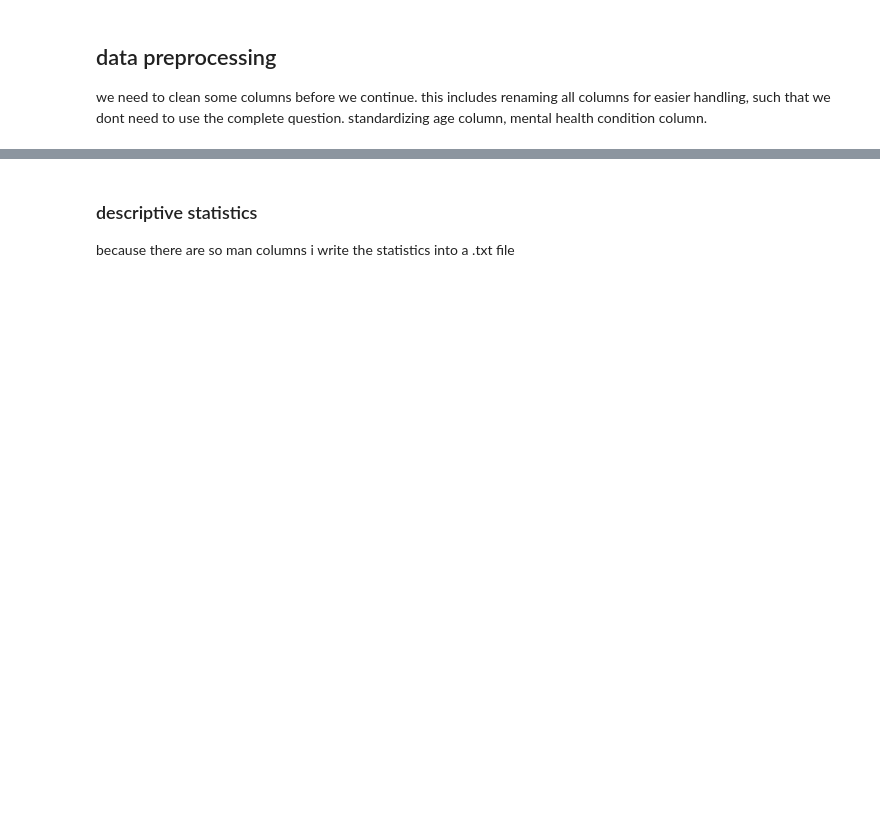
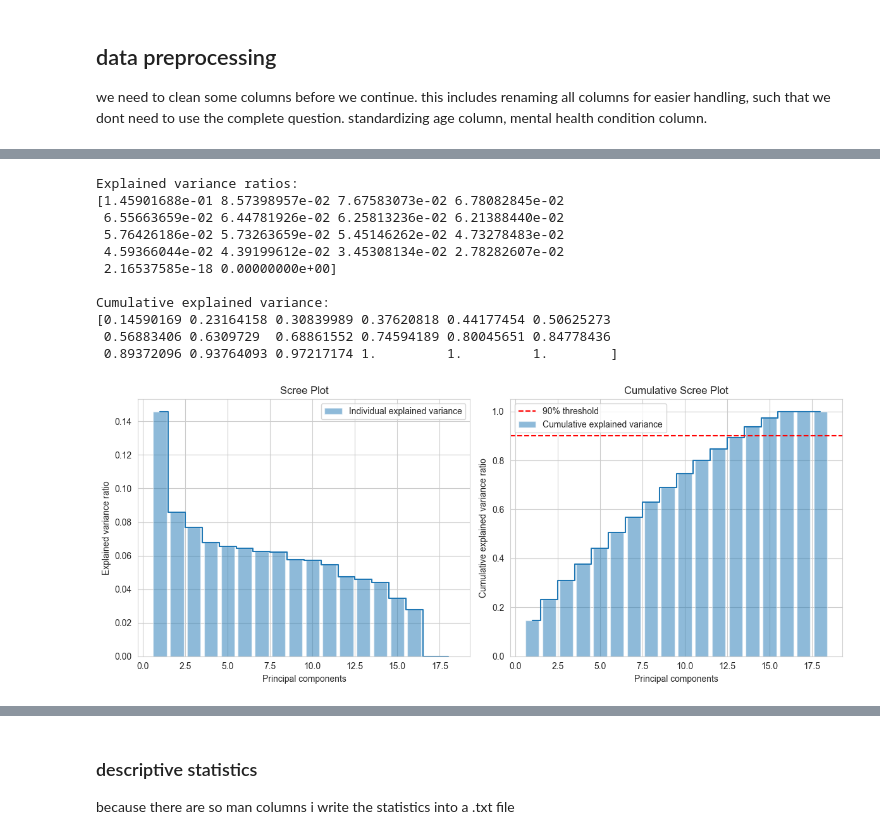
Before and after one commit to KonradKlein91/ml_unservised_learning, a Jupyter notebook: main.ipynb, the cells around one changed output, grey strips where cells are left out. Saved outputs shown, nothing was run; the diff lists cells and outputs as text; code cells hidden in the pictures; blank space fills up the shorter version.

```diff
--- a/main.ipynb
+++ b/main.ipynb
@@ -222,0 +400,14 @@ df.describe()
+# %%
+# drop all rows that are not USA
+df=df[df['work_country']=='United States of America']
+df=df.reset_index(drop=True)
+
+# drop columns that are not relevant for our analysis
+df=df.drop(columns=['country', 'state', 'previous_emp', 'previous_emp_mh_benefits', 'aware_prev_mh_options','prev_employers_discussed_mh', 'prev_mh_resources', 'prev_anonymity_protected', 'prev_neg_consequences_discuss', 'prev_neg_consequences_physical', 'prev_comfortable_discuss_coworkers', 'prev_comfortable_discuss_supervisors', 'prev_emp_mh_seriously', 'prev_observed_neg_consequences', 'willing_share_friends_family', 'reveal_clients', 'neg_impact_reveal_clients', 'reveal_coworkers', 'neg_impact_reveal_coworkers'])
+
+# keep only the current mental health condition (not the ones the participants "maybe" have and not the ones that were diagnosed in the past)
+df=df.drop(columns=['believed_conditions','professionally_diagnosed','professional_diagnoses','diagnosed_conditions','past_mh_disorder', 'current_mh_disorder'])
+
+# drop all rows where self_employed is 1, because from HR perspective only "normal" employees are relevant
+df=df[df['self_employed']==0]
+df=df.reset_index(drop=True)
@@ -222,0 +438,65 @@ df.describe()
+# %%
+# Select features for PCA
+condition_columns = [col for col in df.columns if col.startswith('Has_')]
+condition_columns.append('age')
+
+# Prepare the feature matrix
+X = df[condition_columns]
+
+# Standardize the features
+scaler = StandardScaler()
+X_std = scaler.fit_transform(X)
+
+# Fit PCA
+pca = PCA().fit(X_std)
+
+# Extract the explained variance ratios
+var_exp = pca.explained_variance_ratio_
+print("Explained variance ratios:")
+print(var_exp)
+
+# Calculate the explained cumulative variance
+cum_var_exp = np.cumsum(var_exp)
+print("\nCumulative explained variance:")
+print(cum_var_exp)
+
+# Create an array for x-axis (PC1 to PCn)
+components = range(1, len(var_exp) + 1)
+
+# Create the plot
+plt.figure(figsize=(12, 5))
+
+# Regular scree plot
+plt.subplot(1, 2, 1)
+plt.bar(components, var_exp, alpha=0.5, align='center', label='Individual explained variance')
+plt.step(components, var_exp, where='mid', label='')
+plt.ylabel('Explained variance ratio')
+plt.xlabel('Principal components')
+plt.title('Scree Plot')
+plt.legend(loc='best')
+
+# Cumulative scree plot
+plt.subplot(1, 2, 2)
+plt.bar(components, cum_var_exp, alpha=0.5, align='center', label='Cumulative explained variance')
+plt.step(components, cum_var_exp, where='mid', label='')
+plt.ylabel('Cumulative explained variance ratio')
+plt.xlabel('Principal components')
+plt.title('Cumulative Scree Plot')
+plt.axhline(y=0.9, color='r', linestyle='--', label='90% threshold')
+plt.legend(loc='best')
+
+plt.tight_layout()
+plt.show()
+# %% [output]
+Explained variance ratios:
+[1.45901688e-01 8.57398957e-02 7.67583073e-02 6.78082845e-02
+ 6.55663659e-02 6.44781926e-02 6.25813236e-02 6.21388440e-02
+ 5.76426186e-02 5.73263659e-02 5.45146262e-02 4.73278483e-02
+ 4.59366044e-02 4.39199612e-02 3.45308134e-02 2.78282607e-02
+ 2.16537585e-18 0.00000000e+00]
+
+Cumulative explained variance:
+[0.14590169 0.23164158 0.30839989 0.37620818 0.44177454 0.50625273
+ 0.56883406 0.6309729  0.68861552 0.74594189 0.80045651 0.84778436
+ 0.89372096 0.93764093 0.97217174 1.         1.         1.        ]
+[figure, added]
```
Also changed, not shown: parts of 19 cells of this notebook.
